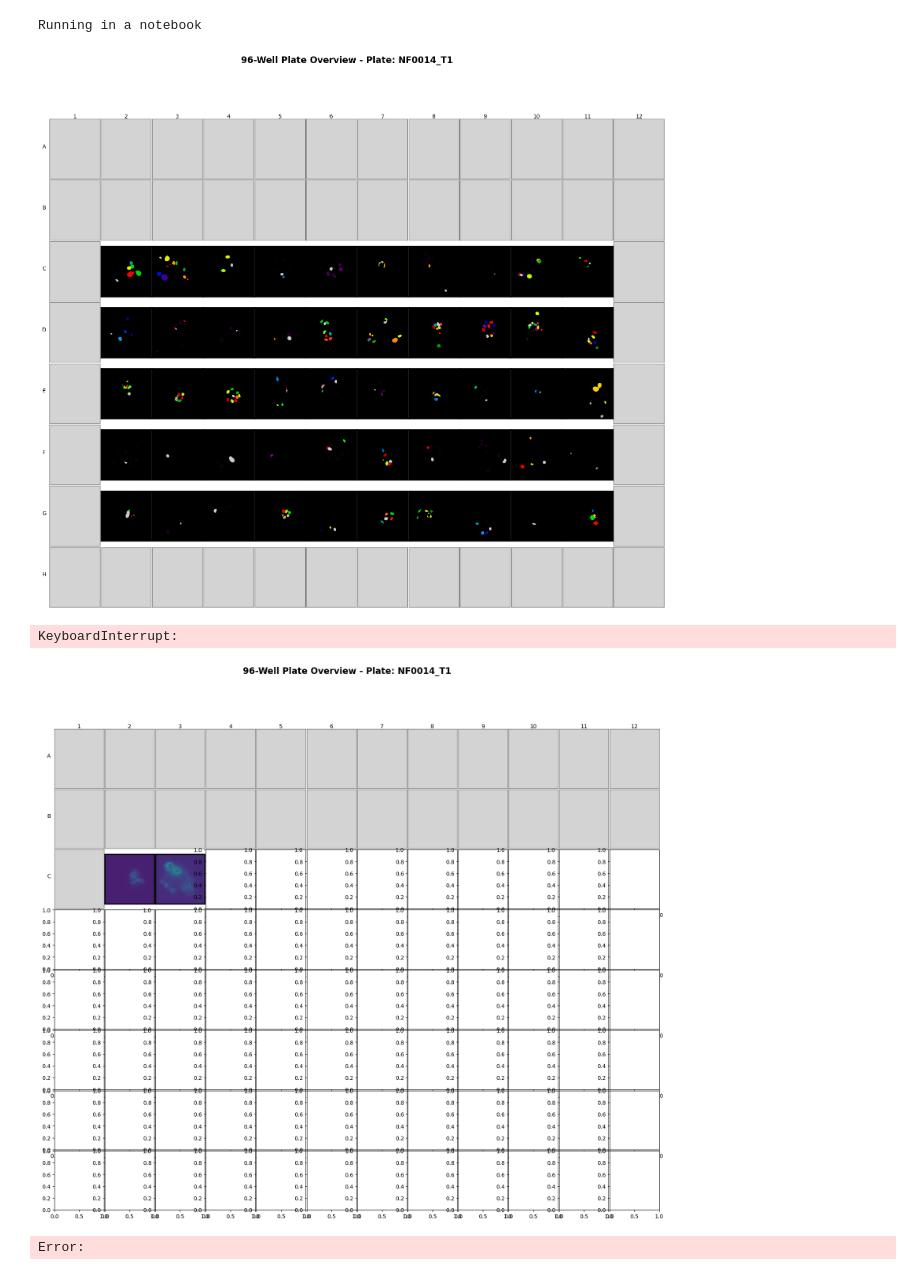
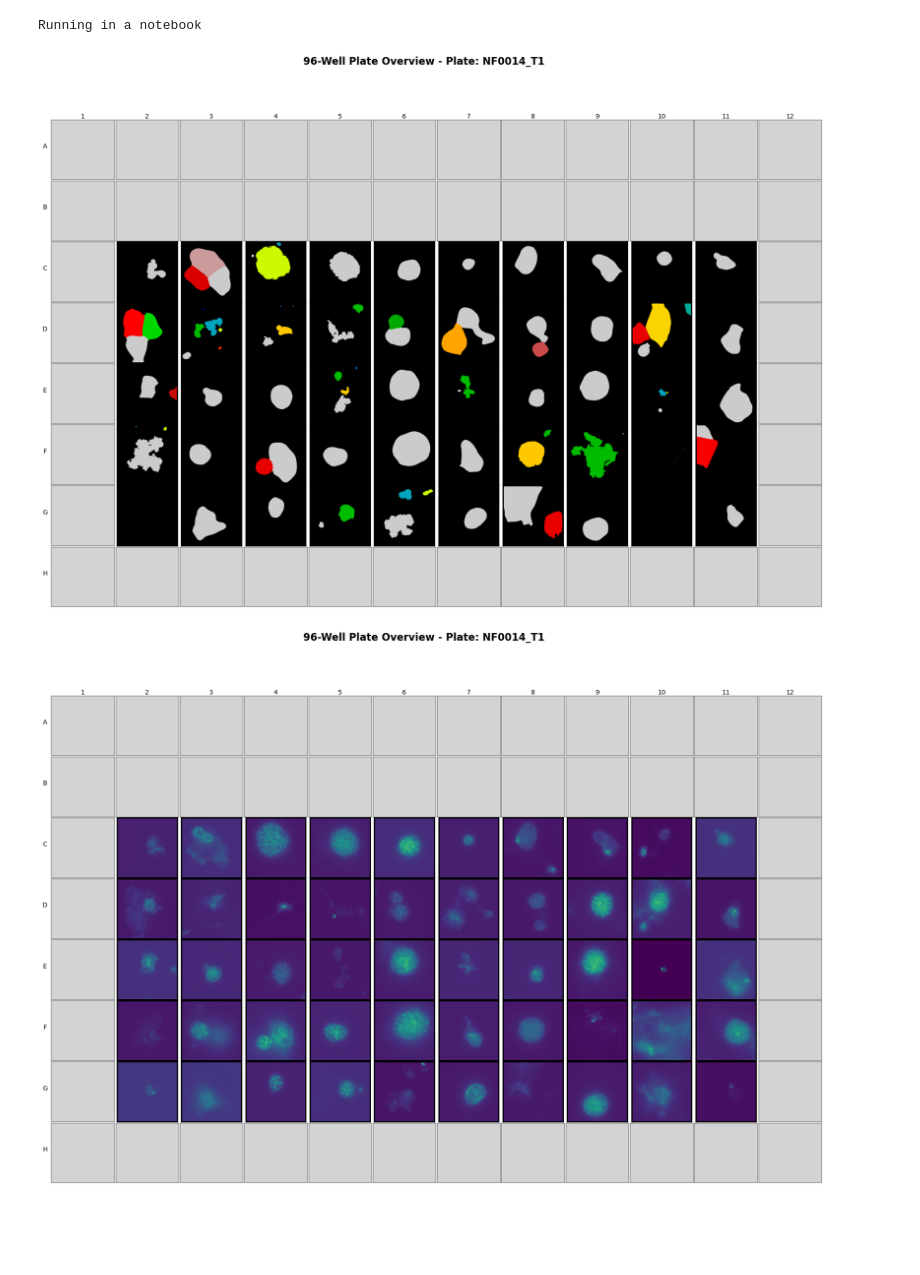
Before and after one commit to MikeLippincott/NF1_3D_organoid_profiling_pipeline, a Jupyter notebook: 2.segment_images/notebooks/view_plate_level_segmentations.ipynb, the cells around one changed output. Cells and saved outputs as stored; diff of their text form; code cells hidden in the pictures; blank space fills up the shorter version.

```diff
--- a/2.segment_images/notebooks/view_plate_level_segmentations.ipynb
+++ b/2.segment_images/notebooks/view_plate_level_segmentations.ipynb
@@ -160,7 +160,7 @@ def plot_plate_overview(
     fig, axes = plt.subplots(
         8,
         12,
-        figsize=(20, 12),
+        figsize=(21, 14),
         gridspec_kw={
             "wspace": 0.02,
             "hspace": 0.02,
@@ -240,35 +240,33 @@ mask_available_wells = {}
 for well_fov_path in well_fovs:
     if not well_fov_path.is_dir():
         continue
     well_fov_name = well_fov_path.stem.split("-")[0]
     mask_available_wells[well_fov_name] = well_fov_path
 
 well_fovs = input_dir.glob("*")
 image_available_wells = {}
 for well_fov_path in well_fovs:
     if not well_fov_path.is_dir():
         continue
     well_fov_name = well_fov_path.stem.split("-")[0]
     image_available_wells[well_fov_name] = well_fov_path
 
 fig = plot_plate_overview(
     plate=patient,
-    image_sub_string_to_search="nuclei",
+    image_sub_string_to_search="organoid",
     available_wells=mask_available_wells,
     layout="96",
     image_color_map="nipy_spectral",
 )
 plt.show()
 fig = plot_plate_overview(
     plate=patient,
     image_sub_string_to_search="555",
     available_wells=image_available_wells,
     layout="96",
     image_color_map="viridis",
 )
 plt.show()
 # %% [output]
-[figure, old version]
+[figure, new version]
-KeyboardInterrupt:
-[figure, old version]
+[figure, new version]
-Error:
```
Also changed, not shown: parts of 1 cell of this notebook, 5 other files.
